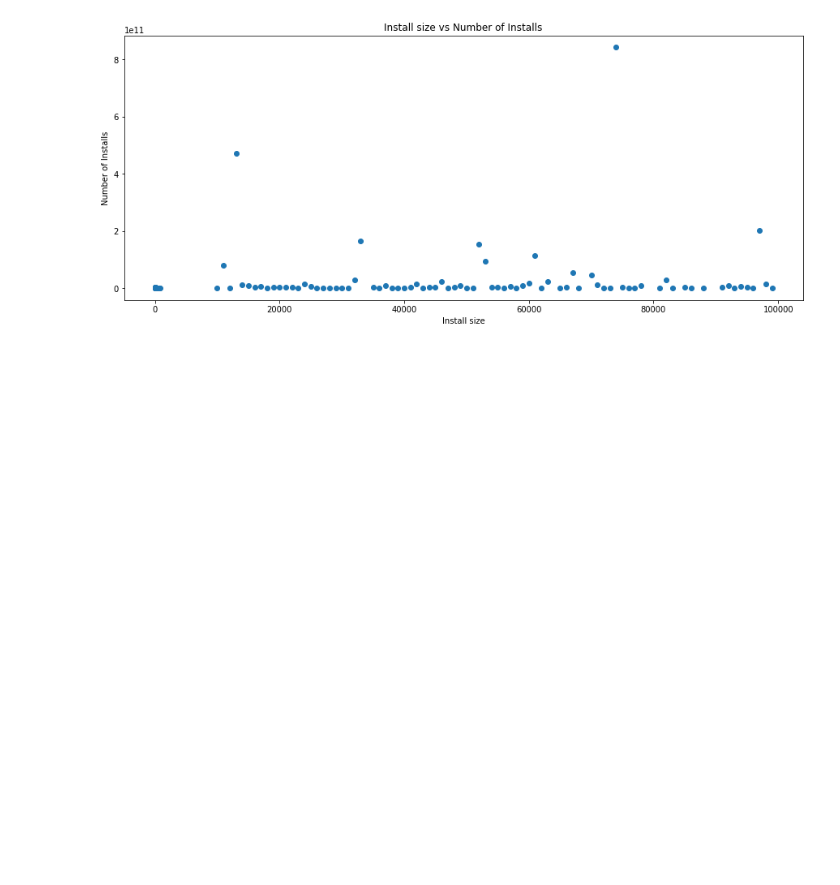
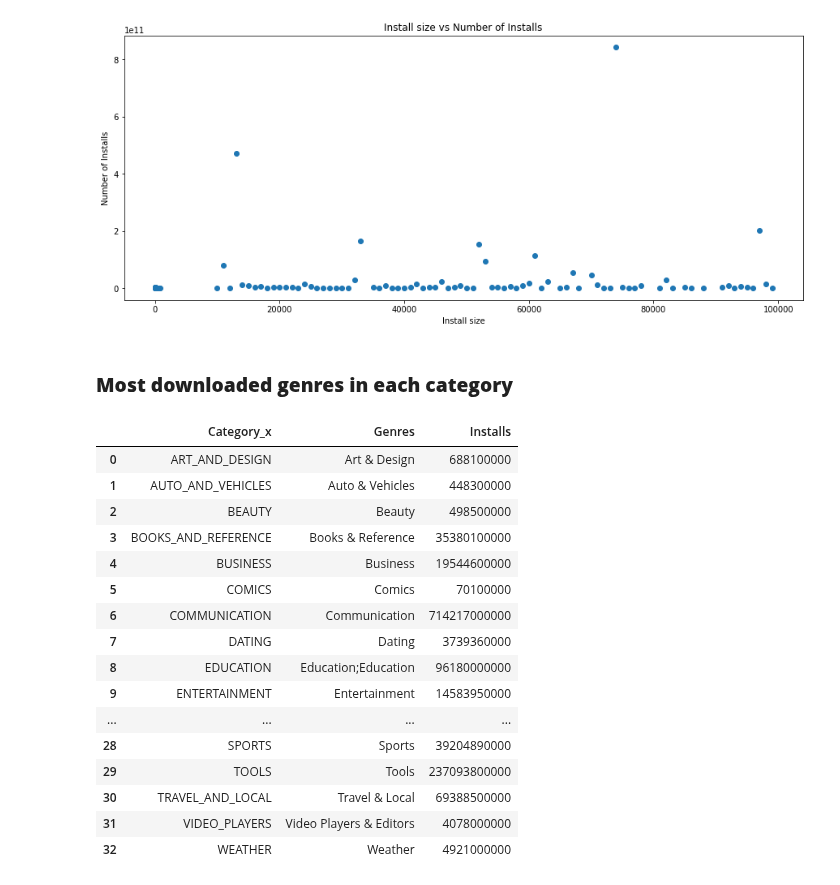
Before and after one commit to Preetirai-tech/Play-Store-App-Review-Analysis, a Jupyter notebook: Play_Store_App_Review_Analysis_Capstone_Project.ipynb, the cells around one changed output. Cells and saved outputs as stored; diff of their text form; code cells hidden in the pictures; blank space fills up the shorter version.

```diff
--- a/Play_Store_App_Review_Analysis_Capstone_Project.ipynb
+++ b/Play_Store_App_Review_Analysis_Capstone_Project.ipynb
@@ -308,3 +308,30 @@ plt.title('Install size vs Number of Installs')
 plt.show()
 # %% [output]
 [figure]
+# %% [markdown]
+### **Most downloaded genres in each category**
+# %%
+df_group1 = combined_df[['Category','Genres','Installs']]
+df_group2 = df_group1.groupby(['Category','Genres'])['Installs'].sum().reset_index()
+df_group3 = df_group2.groupby(['Category'])['Installs'].max().reset_index()
+df_group4 = pd.merge(df_group2,df_group3,on='Installs',how='inner')
+df_group4.drop('Category_y', axis=1, inplace=True)
+df_group4
+# %% [output]
+|  | Category_x | Genres | Installs |
+| 0 | ART_AND_DESIGN | Art & Design | 688100000 |
+| 1 | AUTO_AND_VEHICLES | Auto & Vehicles | 448300000 |
+| 2 | BEAUTY | Beauty | 498500000 |
+| 3 | BOOKS_AND_REFERENCE | Books & Reference | 35380100000 |
+| 4 | BUSINESS | Business | 19544600000 |
+| 5 | COMICS | Comics | 70100000 |
+| 6 | COMMUNICATION | Communication | 714217000000 |
+| 7 | DATING | Dating | 3739360000 |
+| 8 | EDUCATION | Education;Education | 96180000000 |
+| 9 | ENTERTAINMENT | Entertainment | 14583950000 |
+| ... | ... | ... | ... |
+| 28 | SPORTS | Sports | 39204890000 |
+| 29 | TOOLS | Tools | 237093800000 |
+| 30 | TRAVEL_AND_LOCAL | Travel & Local | 69388500000 |
+| 31 | VIDEO_PLAYERS | Video Players & Editors | 4078000000 |
+| 32 | WEATHER | Weather | 4921000000 |
```
Also changed, not shown: parts of 1 cell of this notebook.
